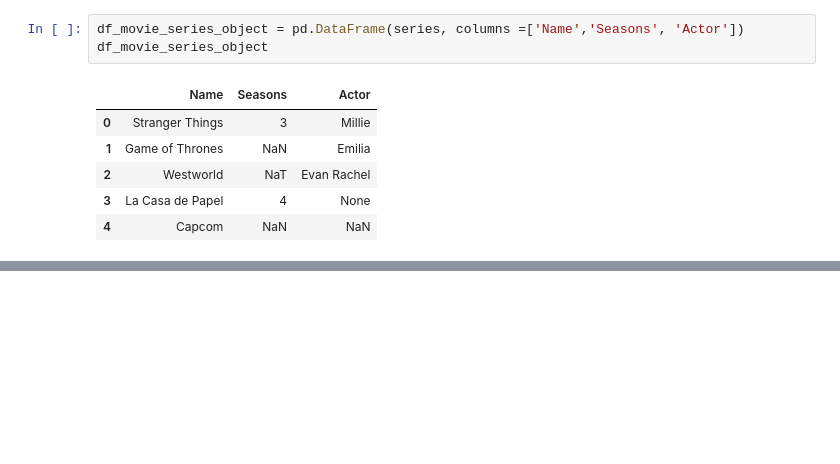
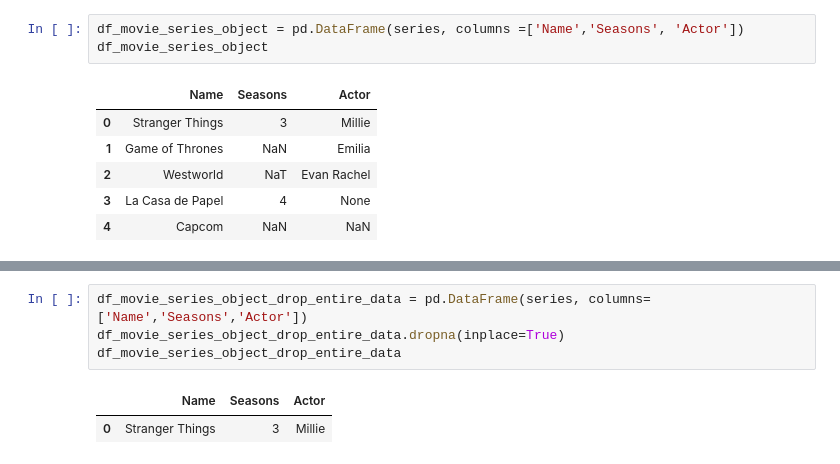
Before and after one commit to rodrigoluciano/r-d_ciencia_e_analise_de_dados, a Jupyter notebook: DataScience.ipynb, the cells around one changed output, grey strips where cells are left out. Drawn from its saved outputs; the diff is of its cells as text; blank space fills up the shorter version.

```diff
--- a/DataScience.ipynb
+++ b/DataScience.ipynb
@@ -267,0 +318,7 @@ df_movie_series_object
+# %%
+df_movie_series_object_drop_entire_data = pd.DataFrame(series, columns=['Name','Seasons','Actor'])
+df_movie_series_object_drop_entire_data.dropna(inplace=True)
+df_movie_series_object_drop_entire_data
+# %% [output]
+|  | Name | Seasons | Actor |
+| 0 | Stranger Things | 3 | Millie |
```
Also changed, not shown: parts of 9 cells of this notebook.
